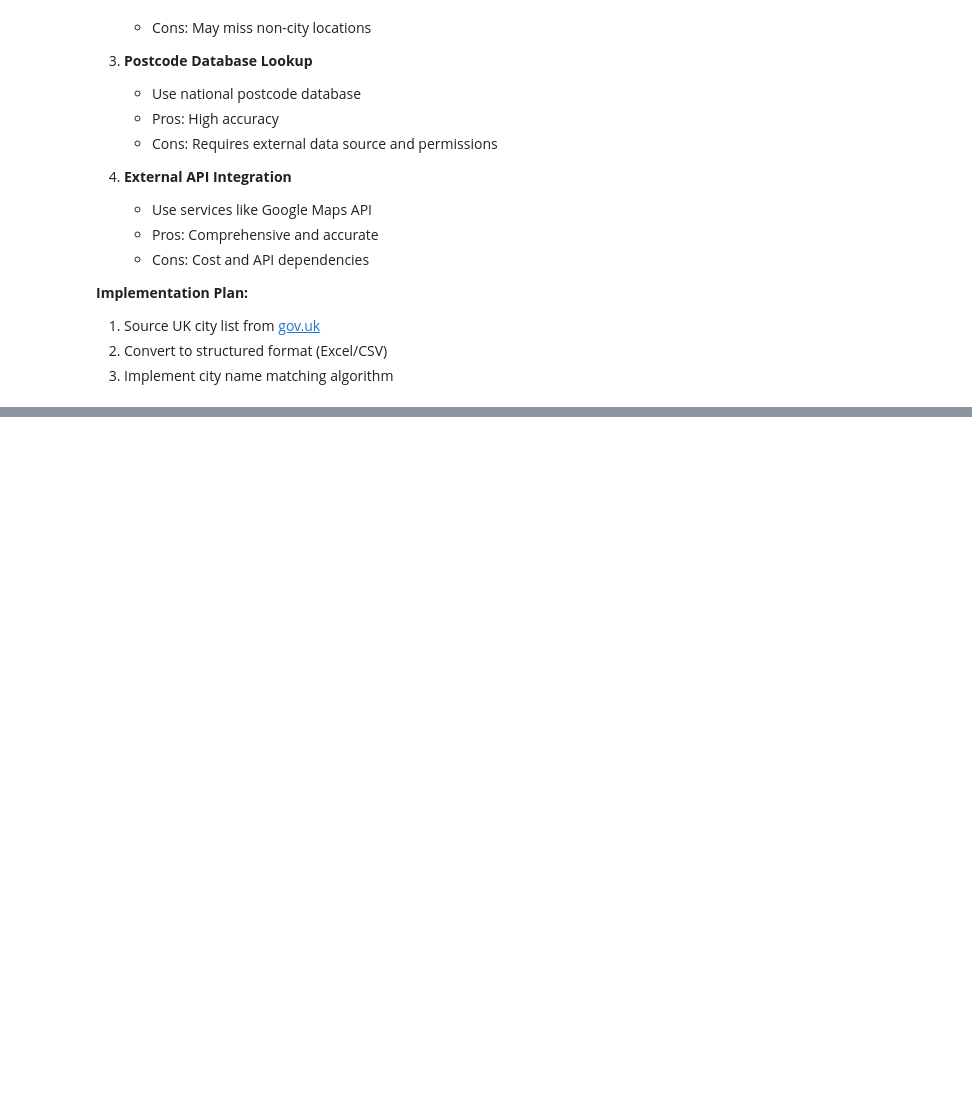
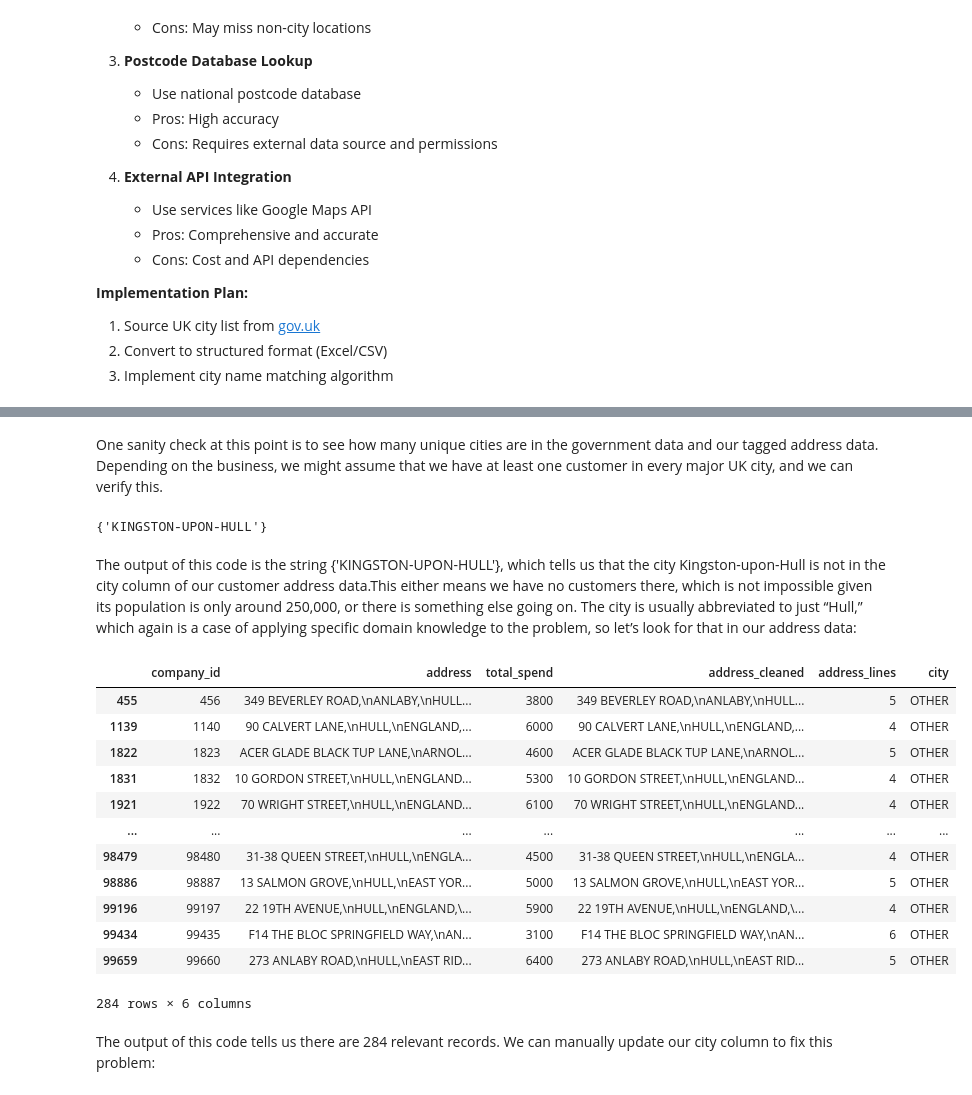
Before and after one commit to KhaingSuThway/Analyzing-customer-retail-spend-in-different-geographic-areas, a Jupyter notebook: notebooks/analysis.ipynb, the cells around one changed output, grey strips where cells are left out. Drawn from its saved outputs; the diff is of its cells as text; code cells hidden in the pictures; blank space fills up the shorter version.

```diff
--- a/notebooks/analysis.ipynb
+++ b/notebooks/analysis.ipynb
@@ -292,3 +292,7 @@ Name: address_cleaned, dtype: object
 1. Source UK city list from [gov.uk](https://www.gov.uk/government/publications/list-of-cities/list-of-cities-html)
 2. Convert to structured format (Excel/CSV)
 3. Implement city name matching algorithm
+# %%
+cities = pd.read_csv(r"..\Data\cities.csv",header=None, names=["city"])
+print(cities.head())
+print(cities.shape)
@@ -294,0 +326,5 @@ Name: address_cleaned, dtype: object
+# %%
+for city in cities["city"].values:
+    customers_data.loc[customers_data["address_cleaned"].str.contains(f"\n{city},"),"city"] = city
+    customers_data["city"] = customers_data["city"].fillna("OTHER")
+customers_data['city'].value_counts()
@@ -294,0 +382,33 @@ Name: address_cleaned, dtype: object
+# %%
+# Define London postal district prefixes
+london_districts = ['E', 'EC', 'N', 'NW', 'SE', 'SW', 'W', 'WC']
+
+# Create a function to check if a postcode is in London
+def is_london_postcode(postcode):
+    for prefix in london_districts:
+        if postcode.startswith(prefix) and (len(prefix) == 1 and postcode[1].isdigit() or len(prefix) == 2):
+            return True
+    return False
+
+# Get indices of 'OTHER' addresses
+other_indices = customers_data[customers_data['city'] == 'OTHER'].index
+
+# Process in smaller chunks to avoid memory issues
+chunk_size = 500
+total_reclassified = 0
+
+for i in range(0, len(other_indices), chunk_size):
+    chunk_indices = other_indices[i:i + chunk_size]
+    chunk_data = customers_data.loc[chunk_indices]
+
+    # Extract postcodes and check if they're London postcodes
+    postcodes = chunk_data['address_cleaned'].apply(lambda x: x.split('\n')[-1].strip())
+    london_mask = postcodes.apply(is_london_postcode)
+
+    # Update city for London addresses in this chunk
+    customers_data.loc[chunk_indices[london_mask], 'city'] = 'LONDON'
+    total_reclassified += london_mask.sum()
+
+print("\nUpdated city distribution after London postcode correction:")
+print(customers_data['city'].value_counts())
+print(f"\nTotal addresses reclassified as London: {total_reclassified}")
@@ -294,0 +432,26 @@ Name: address_cleaned, dtype: object
+# %% [markdown]
+One sanity check at this point is to see how many unique cities are in the government data and our tagged address data. Depending on the business, we might assume that we have at least one customer in every major UK city, and we can verify this.
+# %%
+set(cities['city'])-set(customers_data['city'])
+# %% [output]
+{'KINGSTON-UPON-HULL'}
+# %% [markdown]
+The output of this code is the string {'KINGSTON-UPON-HULL'}, which tells us that the city Kingston-upon-Hull is not in the city column of our customer address data.This either means we have no customers there, which is not impossible given its population is only around 250,000, or there is something else going on. The city is usually abbreviated to just “Hull,” which again is a case of applying specific domain knowledge to the problem, so let’s look for that in our address data:
+# %%
+customers_data[customers_data['address_cleaned'].str.contains('\nHULL,')]
+# %% [output]
+|  | company_id | address | total_spend | address_cleaned | address_lines | city |
+| 455 | 456 | 349 BEVERLEY ROAD,\nANLABY,\nHULL... | 3800 | 349 BEVERLEY ROAD,\nANLABY,\nHULL... | 5 | OTHER |
+| 1139 | 1140 | 90 CALVERT LANE,\nHULL,\nENGLAND,... | 6000 | 90 CALVERT LANE,\nHULL,\nENGLAND,... | 4 | OTHER |
+| 1822 | 1823 | ACER GLADE BLACK TUP LANE,\nARNOL... | 4600 | ACER GLADE BLACK TUP LANE,\nARNOL... | 5 | OTHER |
+| 1831 | 1832 | 10 GORDON STREET,\nHULL,\nENGLAND... | 5300 | 10 GORDON STREET,\nHULL,\nENGLAND... | 4 | OTHER |
+| 1921 | 1922 | 70 WRIGHT STREET,\nHULL,\nENGLAND... | 6100 | 70 WRIGHT STREET,\nHULL,\nENGLAND... | 4 | OTHER |
+| ... | ... | ... | ... | ... | ... | ... |
+| 98479 | 98480 | 31-38 QUEEN STREET,\nHULL,\nENGLA... | 4500 | 31-38 QUEEN STREET,\nHULL,\nENGLA... | 4 | OTHER |
+| 98886 | 98887 | 13 SALMON GROVE,\nHULL,\nEAST YOR... | 5000 | 13 SALMON GROVE,\nHULL,\nEAST YOR... | 5 | OTHER |
+| 99196 | 99197 | 22 19TH AVENUE,\nHULL,\nENGLAND,\... | 5900 | 22 19TH AVENUE,\nHULL,\nENGLAND,\... | 4 | OTHER |
+| 99434 | 99435 | F14 THE BLOC SPRINGFIELD WAY,\nAN... | 3100 | F14 THE BLOC SPRINGFIELD WAY,\nAN... | 6 | OTHER |
+| 99659 | 99660 | 273 ANLABY ROAD,\nHULL,\nEAST RID... | 6400 | 273 ANLABY ROAD,\nHULL,\nEAST RID... | 5 | OTHER |
+284 rows × 6 columns
+# %% [markdown]
+The output of this code tells us there are 284 relevant records. We can manually update our city column to fix this problem:
```
Also changed, not shown: parts of 10 cells of this notebook.
